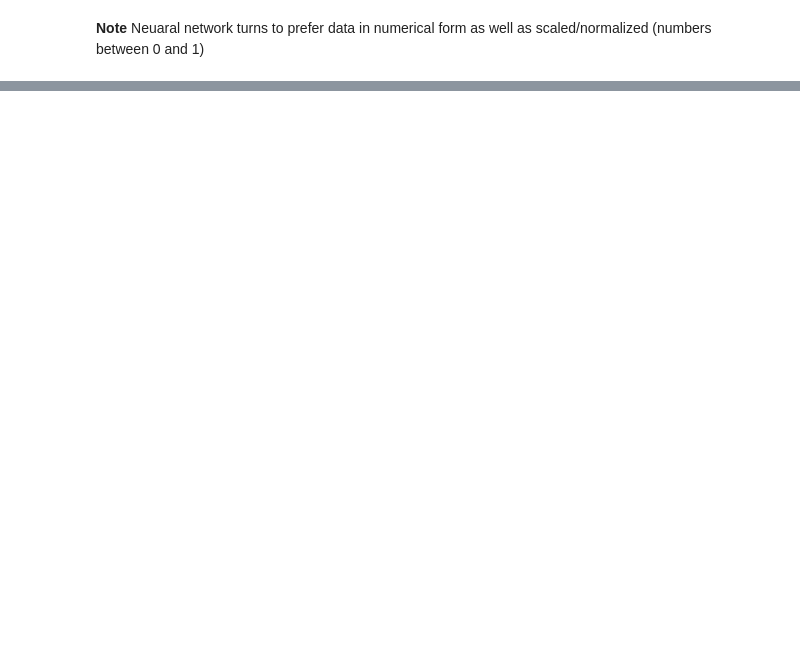
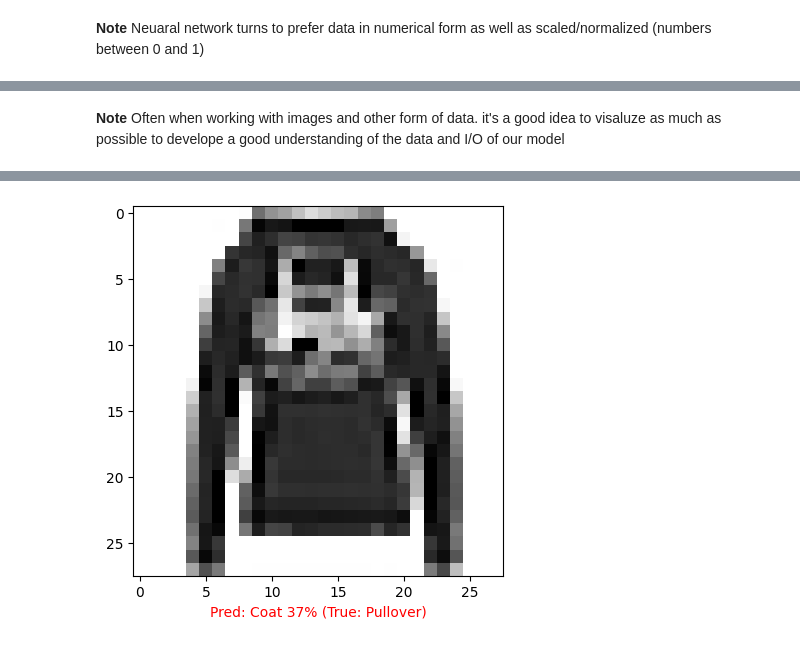
Before and after one commit to LivingstonTardzenyuy/Deep-Learning-with-TensorFlow, a Jupyter notebook: 02_neural_network_classification.ipynb, the cells around one changed output, grey strips where cells are left out. Saved outputs shown, nothing was run; the diff lists cells and outputs as text; code cells hidden in the pictures; blank space fills up the shorter version.

```diff
--- a/02_neural_network_classification.ipynb
+++ b/02_neural_network_classification.ipynb
@@ -794,0 +935,39 @@ pd.DataFrame(model_12_history.history).plot(
+# %% [markdown]
+**Note** Often when working with images and other form of data. it's a good idea to visaluze as much as possible to develope a good understanding of the data and I/O of our model
+# %%
+# Function for plot a random image, Make a prediction on the image and label the plot with the truth label and predicted label.
+
+def plot_random_image(model, images, true_labels, classes):
+  """
+    Picks a rnadom image, plots the label with it and truth label.
+  """
+  i = random.randint(0, len(images))
+
+  # Create predictions and targets.
+  target_image = images[i]
+  pred_probs = model.predict(target_image.reshape(1, 28, 28))
+  pred_labels = classes[pred_probs.argmax()]
+  true_label = classes[true_labels[i]]
+
+  # Plot the image.
+  plt.imshow(target_image, cmap=plt.cm.binary)
+
+  # Change color title if the prediction is right or wrong.
+  if pred_labels == true_label:
+    color = "green"
+  else:
+    color = "red"
+
+  # Add xlabel information.
+  plt.xlabel("Pred: {} {:2.0f}% (True: {})".format(pred_labels,
+                                                   pred_probs.max() * 100,
+                                                   true_label),
+             color=color)
+  plt.show()
+# %%
+# Define class names for the Fashion MNIST dataset
+class_names = ['T-shirt/top', 'Trouser', 'Pullover', 'Dress', 'Coat',
+               'Sandal', 'Shirt', 'Sneaker', 'Bag', 'Ankle boot']
+
+plot_random_image(model_13, test_images_scale, test_labels, classes=class_names)
+# %% [output]
@@ -794,0 +975 @@ pd.DataFrame(model_12_history.history).plot(
+[figure, added]
```
Also changed, not shown: parts of 19 cells of this notebook.
